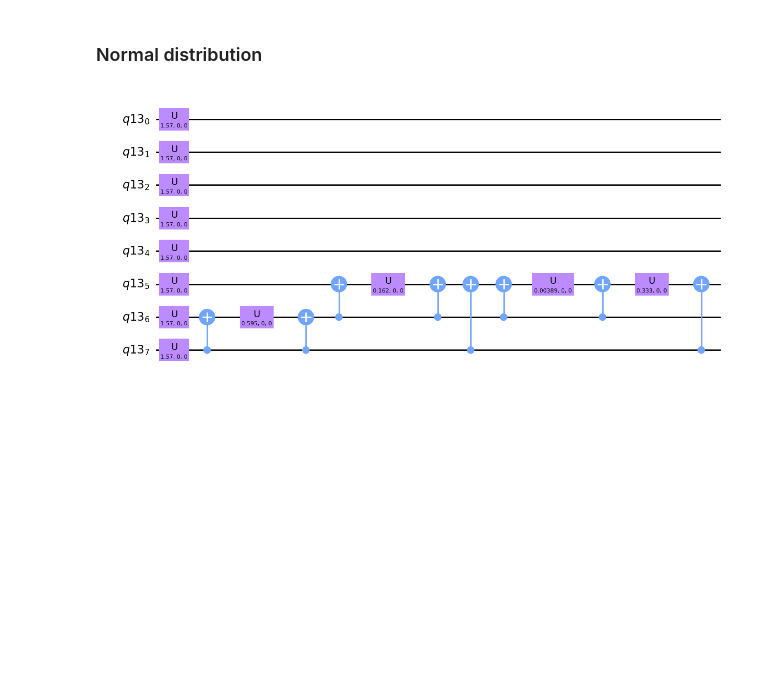
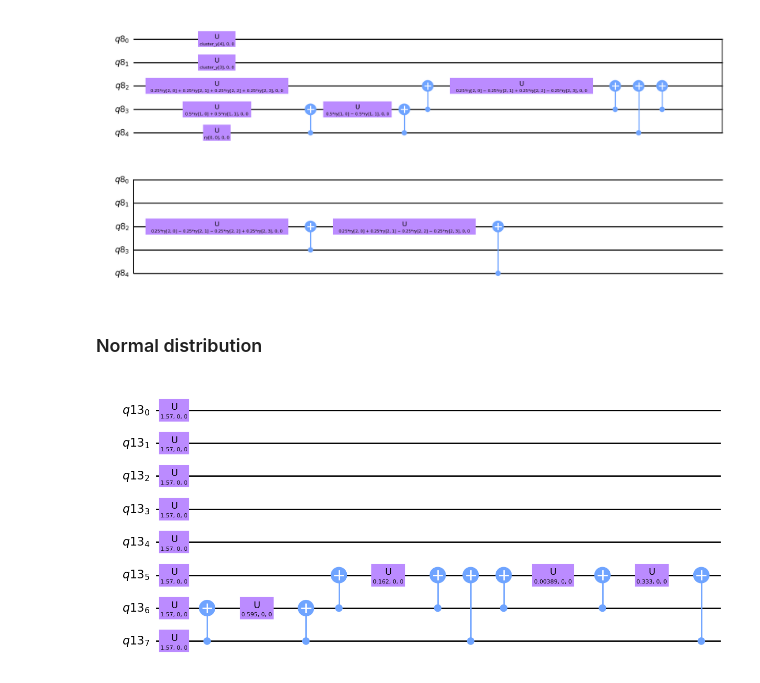
Before and after one commit to IsmaelCesar/sanches-modified, a Jupyter notebook: replicates/distributions.ipynb, the cells around one changed output. Drawn from its saved outputs; the diff is of its cells as text; code cells hidden in the pictures; blank space fills up the shorter version.

Commit message:
minimize parameters

```diff
--- a/replicates/distributions.ipynb
+++ b/replicates/distributions.ipynb
@@ -106,0 +115,14 @@ class ReplicateOptModule:
+# %%
+num_qubits = 5
+state_params = {"x_points": (0, 1), "loc": 0.5, "scale": 0.3}
+
+normal_amplitudes = get_state(num_qubits, "normal", state_params)
+eta = compute_eta("normal", density_params=state_params)
+
+sanchez = SanchezAnsatz(normal_amplitudes, eps=0.05, eta=eta)
+
+t_sanchez = transpile(sanchez, basis_gates=["u", "cx"])
+
+t_sanchez.draw("mpl", style="clifford")
+# %% [output]
+[figure, added]
```
Also changed, not shown: parts of 3 cells of this notebook.
